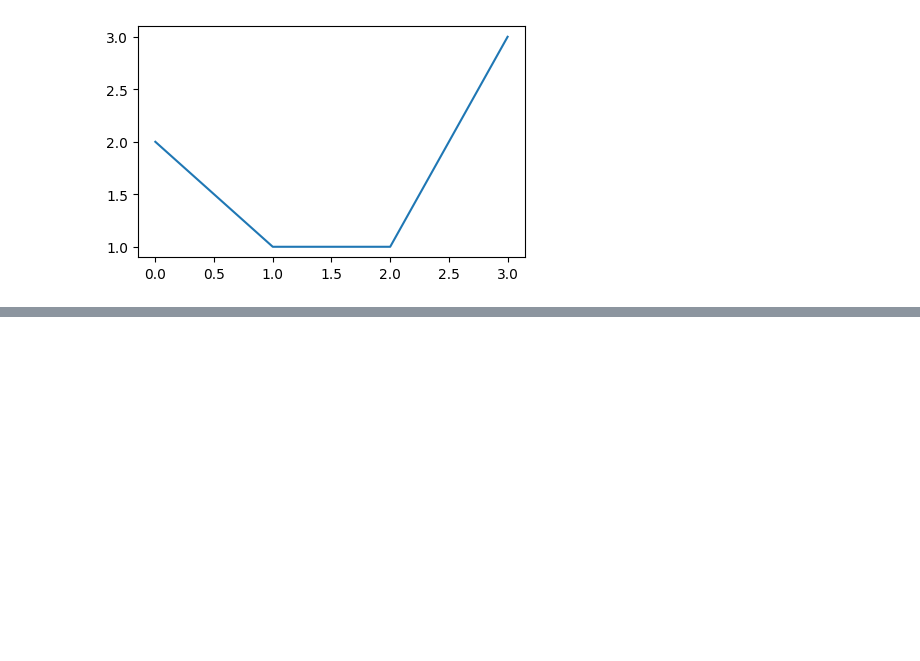
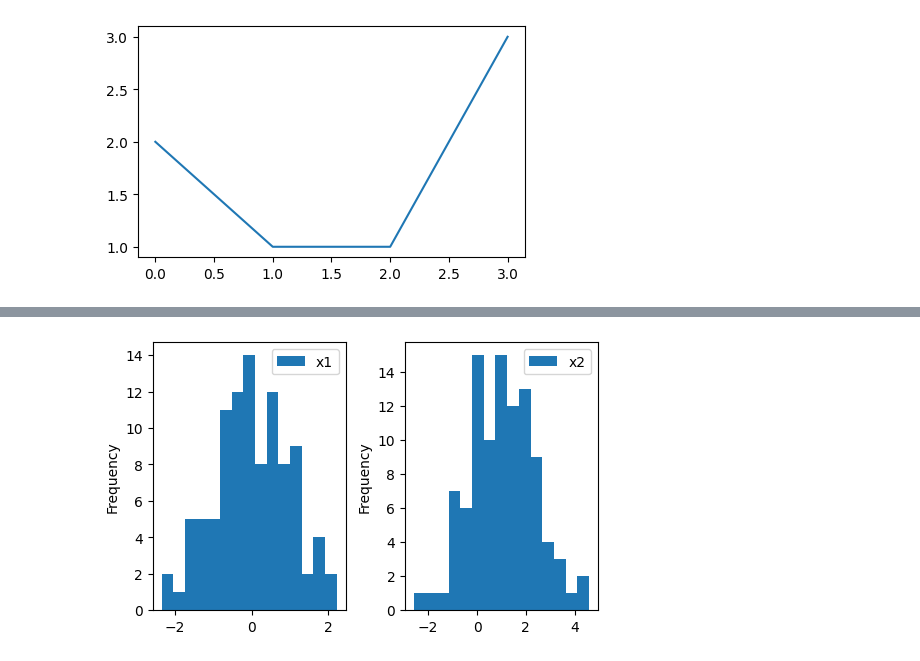
Before and after one commit to fmi08icds/Coding, a Jupyter notebook: notebooks/day9.ipynb, the cells around one changed output, grey strips where cells are left out. Cells and saved outputs as stored; diff of their text form; code cells hidden in the pictures; blank space fills up the shorter version.

```diff
--- a/notebooks/day9.ipynb
+++ b/notebooks/day9.ipynb
@@ -410,0 +430,12 @@ df.plot(figsize=(5,3), legend=False)
+# %%
+figure = plt.figure(constrained_layout=True, figsize=(6,4))
+gs = figure.add_gridspec(nrows=1, ncols=2, left=0.05, right=0.48, wspace=0.05)
+ax1 = figure.add_subplot(gs[0,0])
+
+df[["x1"]].plot.hist(bins=15, figsize=(5,3), ax=ax1)
+
+ax2 = figure.add_subplot(gs[0,1])
+df[["x2"]].plot.hist(bins=15, figsize=(5,3), ax=ax2)
+plt.show()
+# %% [output]
+[figure, added]
```
Also changed, not shown: parts of 10 cells of this notebook, 26 other files.
